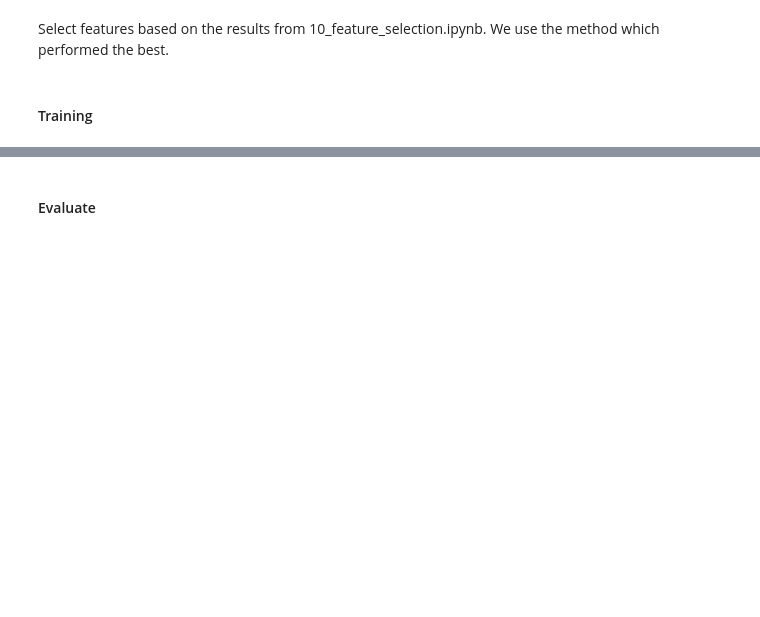
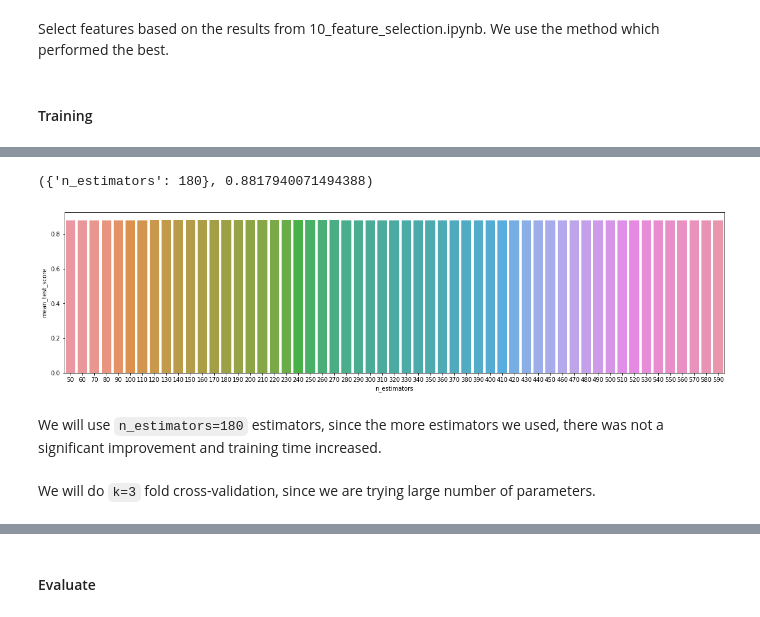
Before and after one commit to timzatko/fifa-19-dataset-machine-learning, a Jupyter notebook: notebooks/13_hyper_parameter_tuning.ipynb, the cells around one changed output, grey strips where cells are left out. Saved outputs shown, nothing was run; the diff lists cells and outputs as text; code cells hidden in the pictures; blank space fills up the shorter version.

```diff
--- a/notebooks/13_hyper_parameter_tuning.ipynb
+++ b/notebooks/13_hyper_parameter_tuning.ipynb
@@ -143,0 +200,10 @@ Wall time: 3min 3s
+# %%
+gbr = GradientBoostingClassifier(random_state=42)
+
+distributions = {
+    "n_estimators": range(50, 600, 10)
+}
+
+clf = GridSearchCV(gbr, distributions, n_jobs=-1, scoring="f1_micro", verbose=2, return_train_score=True)
+
+search_1_clf = clf.fit(X_train, y_train)
@@ -143,0 +216,9 @@ Wall time: 3min 3s
+# %%
+plot_grid_search_cv_results(search_1_clf, distributions)
+# %% [output]
+({'n_estimators': 180}, 0.8817940071494388)
+[figure, added]
+# %% [markdown]
+We will use `n_estimators=180` estimators, since the more estimators we used, there was not a significant improvement and training time increased.
+# %% [markdown]
+We will do `k=3` fold cross-validation, since we are trying large number of parameters.
```
Also changed, not shown: parts of 34 cells of this notebook, 9 other files.
